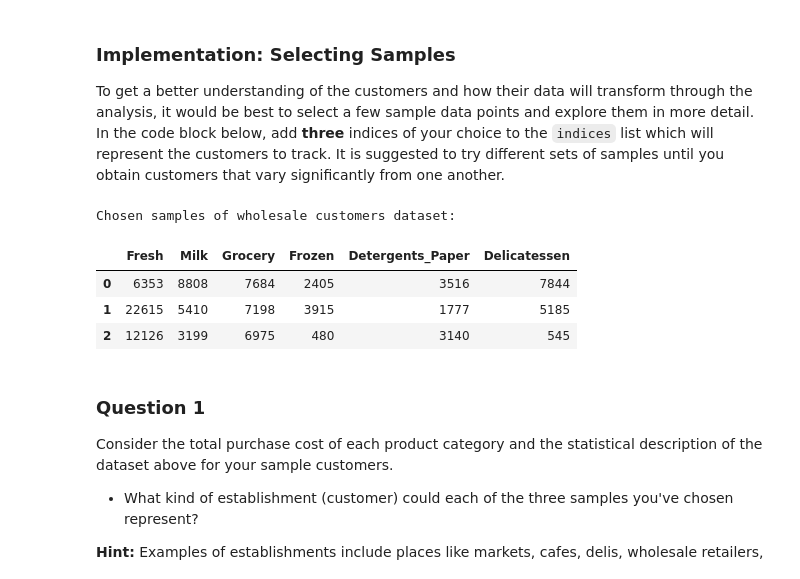
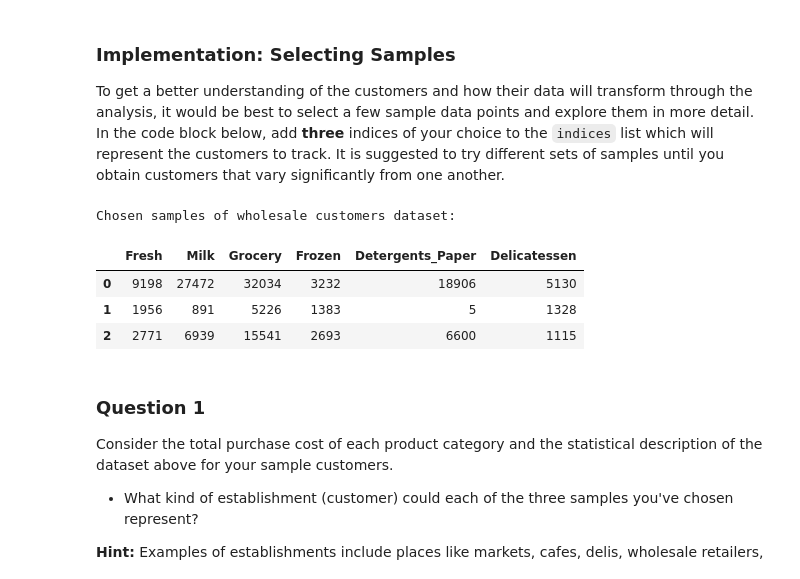
Before and after one commit to mnshr/Udacity-ML, a Jupyter notebook: customer_segments/customer_segments.ipynb, the cells around one changed output. Cells and saved outputs as stored; diff of their text form; code cells hidden in the pictures.

```diff
--- a/customer_segments/customer_segments.ipynb
+++ b/customer_segments/customer_segments.ipynb
@@ -60,18 +60,18 @@ display(data.describe())
 To get a better understanding of the customers and how their data will transform through the analysis, it would be best to select a few sample data points and explore them in more detail. In the code block below, add **three** indices of your choice to the `indices` list which will represent the customers to track. It is suggested to try different sets of samples until you obtain customers that vary significantly from one another.
 # %%
 # TODO: Select three indices of your choice you wish to sample from the dataset
-indices = [2, 4, 6]
+indices = [92, 204, 346]
 
 # Create a DataFrame of the chosen samples
 samples = pd.DataFrame(data.loc[indices], columns = data.keys()).reset_index(drop = True)
 print ("Chosen samples of wholesale customers dataset:")
 display(samples)
 # %% [output]
 Chosen samples of wholesale customers dataset:
 |  | Fresh | Milk | Grocery | Frozen | Detergents_Paper | Delicatessen |
-| 0 | 6353 | 8808 | 7684 | 2405 | 3516 | 7844 |
-| 1 | 22615 | 5410 | 7198 | 3915 | 1777 | 5185 |
-| 2 | 12126 | 3199 | 6975 | 480 | 3140 | 545 |
+| 0 | 9198 | 27472 | 32034 | 3232 | 18906 | 5130 |
+| 1 | 1956 | 891 | 5226 | 1383 | 5 | 1328 |
+| 2 | 2771 | 6939 | 15541 | 2693 | 6600 | 1115 |
 # %% [markdown]
 ### Question 1
 Consider the total purchase cost of each product category and the statistical description of the dataset above for your sample customers.
```
Also changed, not shown: parts of 5 cells of this notebook.
